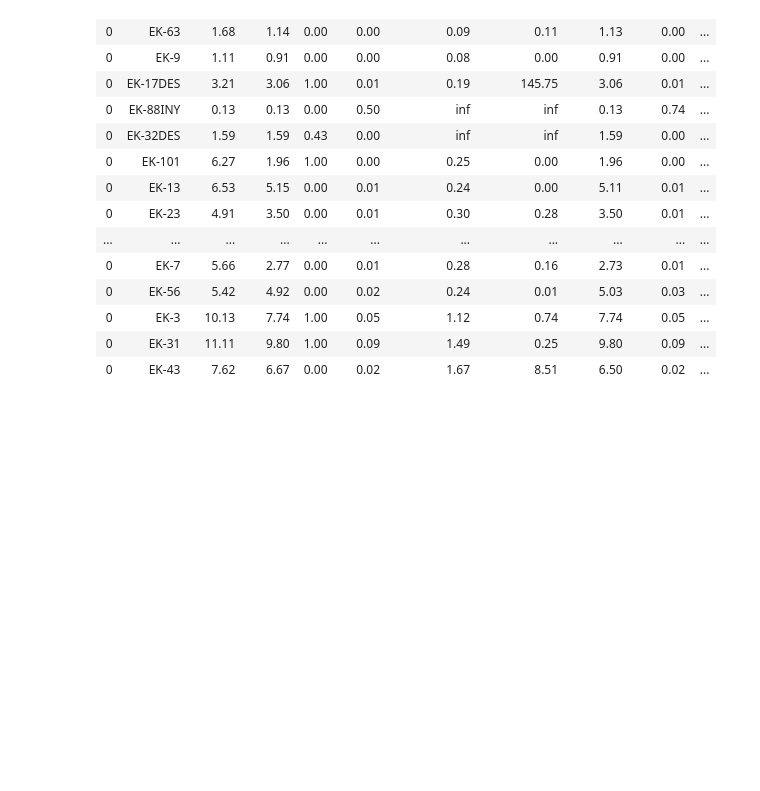
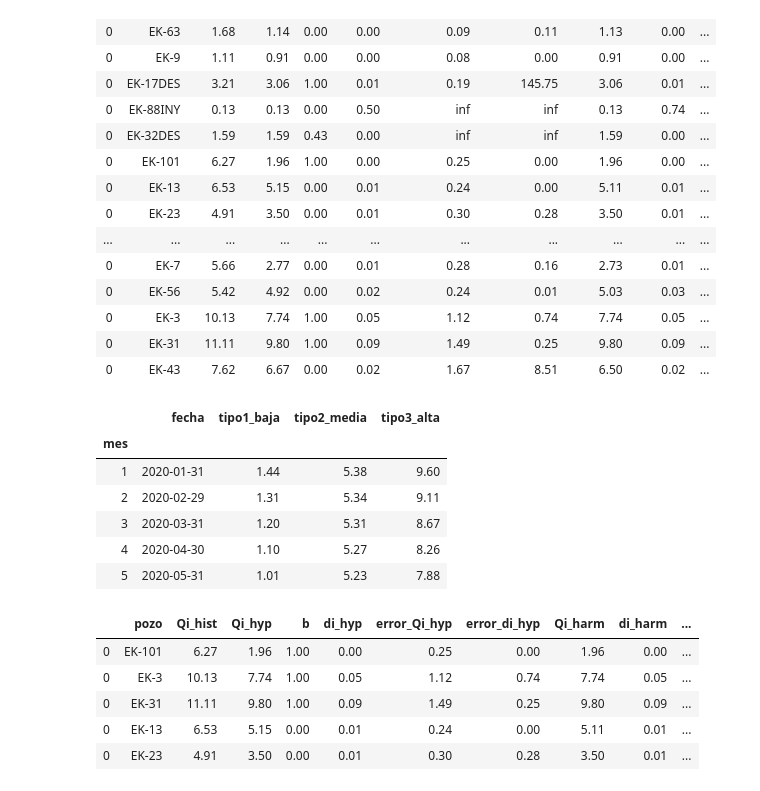
Before and after one commit to eliasft/projects, a Jupyter notebook: demo_BETA.ipynb, the cells around one changed output. Saved outputs shown, nothing was run; the diff lists cells and outputs as text; code cells hidden in the pictures; blank space fills up the shorter version.

```diff
--- a/demo_BETA.ipynb
+++ b/demo_BETA.ipynb
@@ -1880,3 +1890,20 @@ display(tipos)
 | 0 | EK-3 | 10.13 | 7.74 | 1.00 | 0.05 | 1.12 | 0.74 | 7.74 | 0.05 | ... |
 | 0 | EK-31 | 11.11 | 9.80 | 1.00 | 0.09 | 1.49 | 0.25 | 9.80 | 0.09 | ... |
 | 0 | EK-43 | 7.62 | 6.67 | 0.00 | 0.02 | 1.67 | 8.51 | 6.50 | 0.02 | ... |
+# %%
+display(perfil.head())
+display(gasto.head())
+# %% [output]
+|  | fecha | tipo1_baja | tipo2_media | tipo3_alta |
+| mes |  |  |  |  |
+| 1 | 2020-01-31 | 1.44 | 5.38 | 9.60 |
+| 2 | 2020-02-29 | 1.31 | 5.34 | 9.11 |
+| 3 | 2020-03-31 | 1.20 | 5.31 | 8.67 |
+| 4 | 2020-04-30 | 1.10 | 5.27 | 8.26 |
+| 5 | 2020-05-31 | 1.01 | 5.23 | 7.88 |
+|  | pozo | Qi_hist | Qi_hyp | b | di_hyp | error_Qi_hyp | error_di_hyp | Qi_harm | di_harm | ... |
+| 0 | EK-101 | 6.27 | 1.96 | 1.00 | 0.00 | 0.25 | 0.00 | 1.96 | 0.00 | ... |
+| 0 | EK-3 | 10.13 | 7.74 | 1.00 | 0.05 | 1.12 | 0.74 | 7.74 | 0.05 | ... |
+| 0 | EK-31 | 11.11 | 9.80 | 1.00 | 0.09 | 1.49 | 0.25 | 9.80 | 0.09 | ... |
+| 0 | EK-13 | 6.53 | 5.15 | 0.00 | 0.01 | 0.24 | 0.00 | 5.11 | 0.01 | ... |
+| 0 | EK-23 | 4.91 | 3.50 | 0.00 | 0.01 | 0.30 | 0.28 | 3.50 | 0.01 | ... |
```
Also changed, not shown: parts of 3 cells of this notebook.
